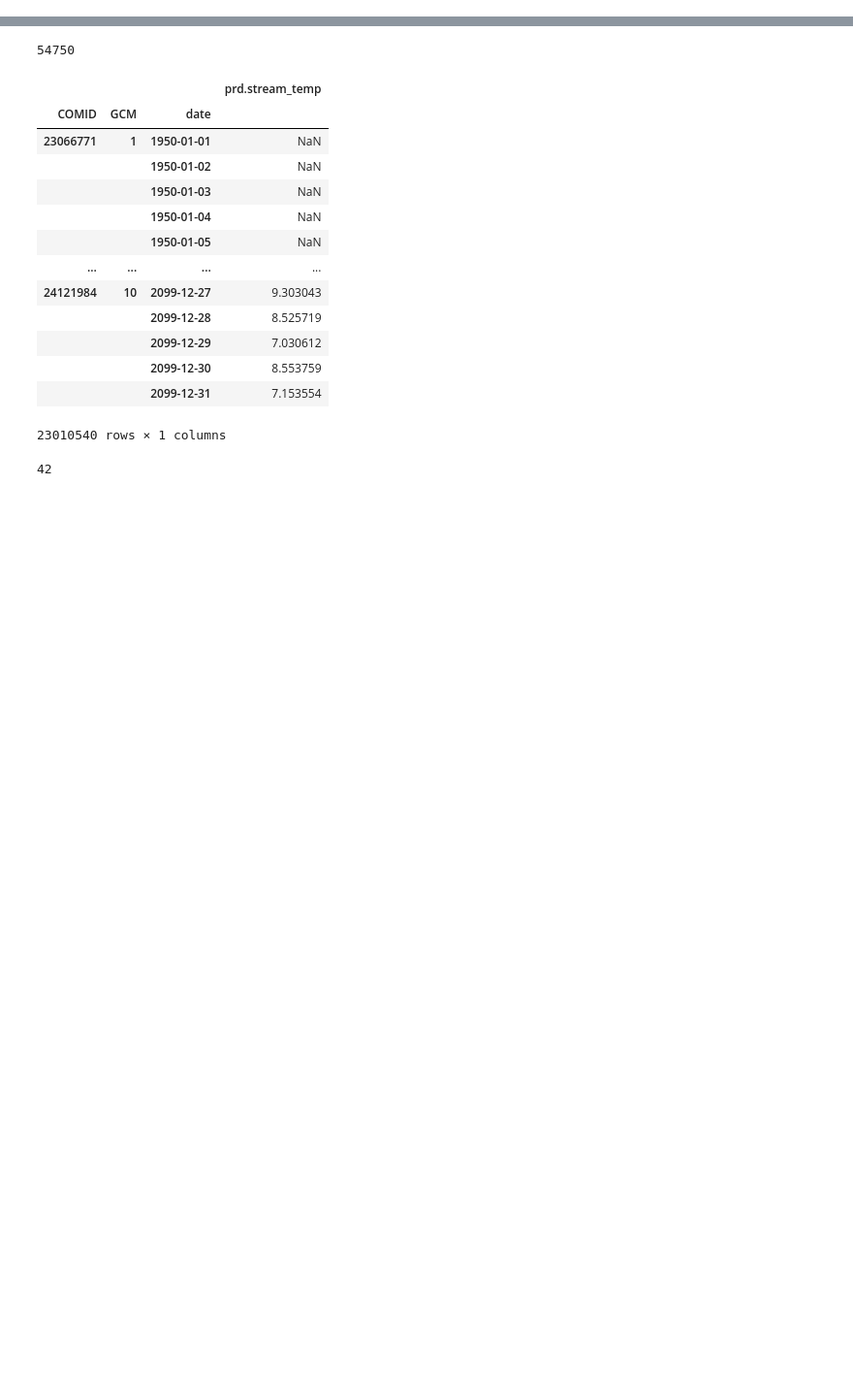
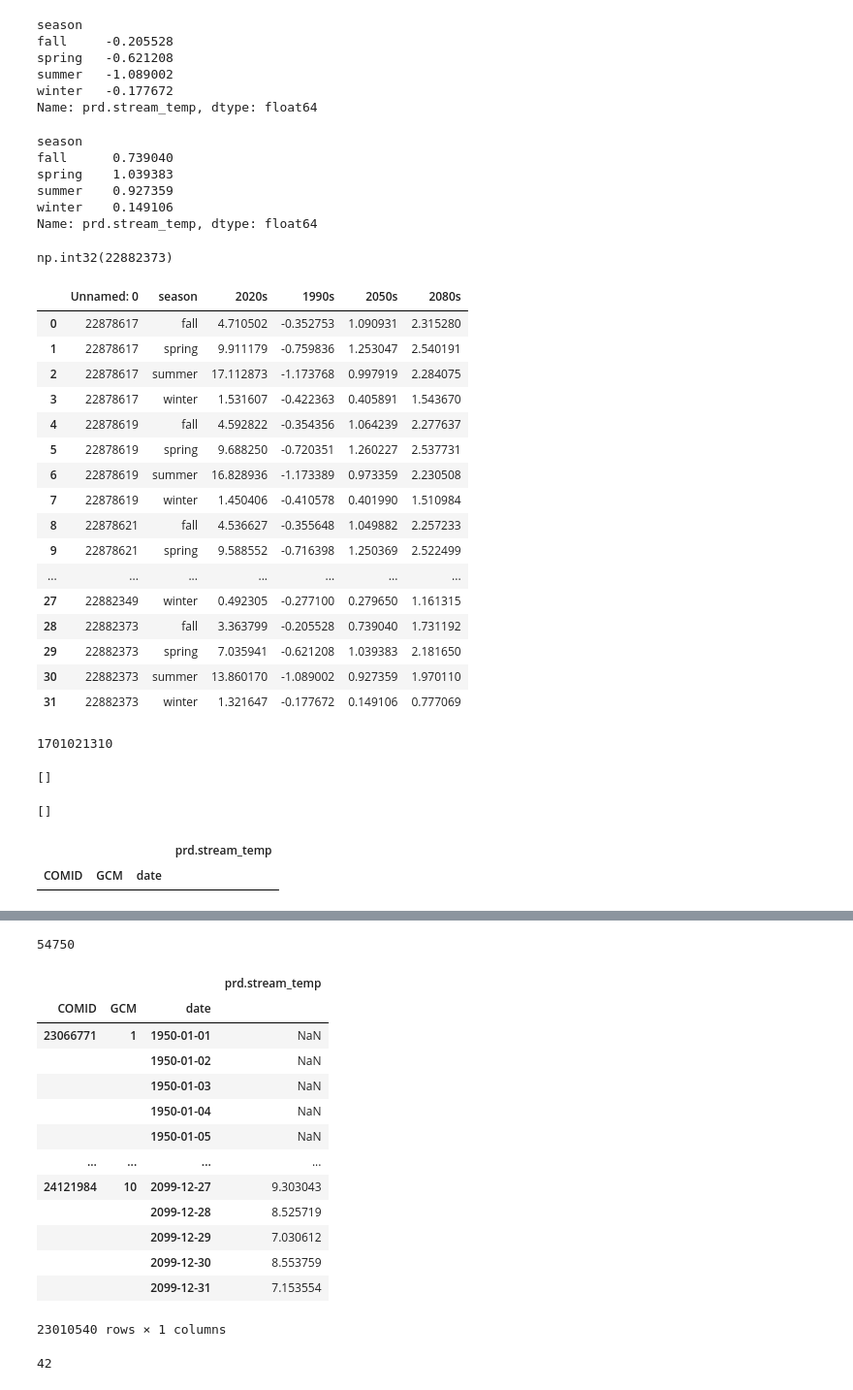
Before and after one commit to uryckid/stream-temperature-predictions, a Jupyter notebook: temp-preds_togpkg_working.ipynb, the cells around one changed output, grey strips where cells are left out. Shown at 97% size. Saved outputs shown, nothing was run; the diff lists cells and outputs as text; code cells hidden in the pictures; blank space fills up the shorter version.

```diff
--- a/temp-preds_togpkg_working.ipynb
+++ b/temp-preds_togpkg_working.ipynb
@@ -128,0 +341,22 @@ predsdf = preds.to_dataframe(dim_order = ['COMID', 'GCM', 'date'])
+# %%
+nineties-cur
+# %% [output]
+season
+fall     -0.205528
+spring   -0.621208
+summer   -1.089002
+winter   -0.177672
+Name: prd.stream_temp, dtype: float64
+# %%
+fifties-cur
+# %% [output]
+season
+fall      0.739040
+spring    1.039383
+summer    0.927359
+winter    0.149106
+Name: prd.stream_temp, dtype: float64
+# %%
+cur_com
+# %% [output]
+np.int32(22882373)
@@ -128,0 +366,22 @@ predsdf = preds.to_dataframe(dim_order = ['COMID', 'GCM', 'date'])
+# %%
+ck = pd.read_csv('/Volumes/Elements/URycki/temp_data/preds_GCM/seasonal_anomolies/1701010109_anoms.csv')
+# %%
+ck
+# %% [output]
+|  | Unnamed: 0 | season | 2020s | 1990s | 2050s | 2080s |
+| 0 | 22878617 | fall | 4.710502 | -0.352753 | 1.090931 | 2.315280 |
+| 1 | 22878617 | spring | 9.911179 | -0.759836 | 1.253047 | 2.540191 |
+| 2 | 22878617 | summer | 17.112873 | -1.173768 | 0.997919 | 2.284075 |
+| 3 | 22878617 | winter | 1.531607 | -0.422363 | 0.405891 | 1.543670 |
+| 4 | 22878619 | fall | 4.592822 | -0.354356 | 1.064239 | 2.277637 |
+| 5 | 22878619 | spring | 9.688250 | -0.720351 | 1.260227 | 2.537731 |
+| 6 | 22878619 | summer | 16.828936 | -1.173389 | 0.973359 | 2.230508 |
+| 7 | 22878619 | winter | 1.450406 | -0.410578 | 0.401990 | 1.510984 |
+| 8 | 22878621 | fall | 4.536627 | -0.355648 | 1.049882 | 2.257233 |
+| 9 | 22878621 | spring | 9.588552 | -0.716398 | 1.250369 | 2.522499 |
+| ... | ... | ... | ... | ... | ... | ... |
+| 27 | 22882349 | winter | 0.492305 | -0.277100 | 0.279650 | 1.161315 |
+| 28 | 22882373 | fall | 3.363799 | -0.205528 | 0.739040 | 1.731192 |
+| 29 | 22882373 | spring | 7.035941 | -0.621208 | 1.039383 | 2.181650 |
+| 30 | 22882373 | summer | 13.860170 | -1.089002 | 0.927359 | 1.970110 |
+| 31 | 22882373 | winter | 1.321647 | -0.177672 | 0.149106 | 0.777069 |
@@ -128,0 +396,17 @@ predsdf = preds.to_dataframe(dim_order = ['COMID', 'GCM', 'date'])
+# %%
+cur_huc
+# %% [output]
+1701021310
+# %%
+cur_huc_anoms
+# %% [output]
+[]
+# %%
+cur_comids
+# %% [output]
+[]
+# %%
+predsdf
+# %% [output]
+|  |  |  | prd.stream_temp |
+| COMID | GCM | date |  |
```
Also changed, not shown: parts of 210 cells of this notebook.
